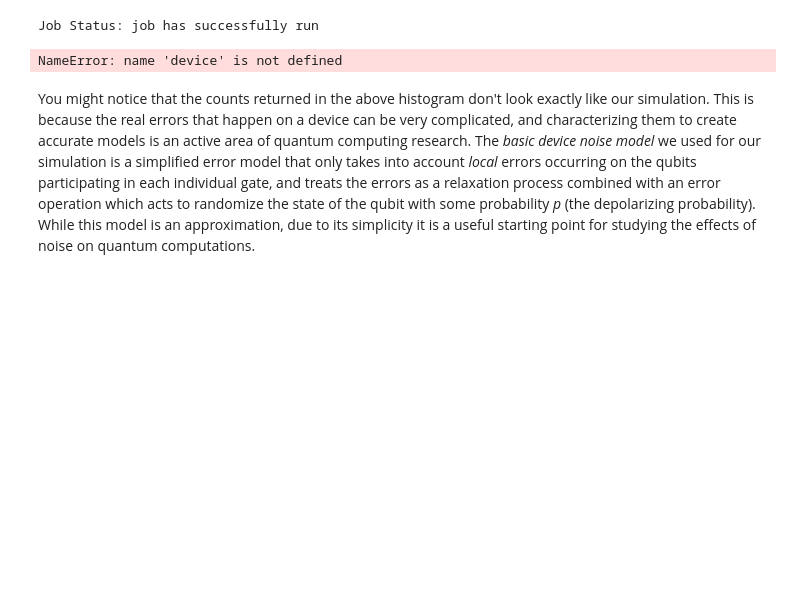
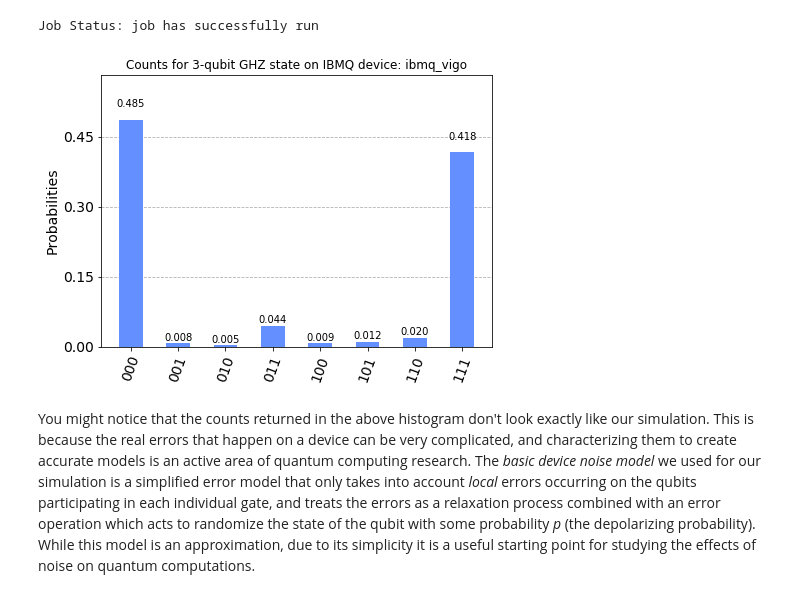
Before and after one commit to Qiskit/qiskit-tutorials, a Jupyter notebook: qiskit/advanced/aer/2_device_noise_simulation.ipynb, the cells around one changed output. Saved outputs shown, nothing was run; the diff lists cells and outputs as text; code cells hidden in the pictures; blank space fills up the shorter version.

Commit message:
Fixup device tut

```diff
--- a/qiskit/advanced/aer/2_device_noise_simulation.ipynb
+++ b/qiskit/advanced/aer/2_device_noise_simulation.ipynb
@@ -158,10 +158,10 @@ Job Status: job has successfully run
 # %%
 # Get results from completed execution
 result_device = job_device.result()
 counts_device = result_device.get_counts(0)
-plot_histogram(counts_device, title='Counts for 3-qubit GHZ state on IBMQ device: {}'.format(device.name()))
+plot_histogram(counts_device, title='Counts for 3-qubit GHZ state on IBMQ device: {}'.format(device_backend.name()))
 # %% [output]
-NameError: name 'device' is not defined
+[figure, added]
 # %% [markdown]
 You might notice that the counts returned in the above histogram don't look exactly like our simulation. This is because the real errors that happen on a device can be very complicated, and characterizing them to create accurate models is an active area of quantum computing research. The *basic device noise model* we used for our simulation is a simplified error model that only takes into account *local* errors occurring on the qubits participating in each individual gate, and treats the errors as a relaxation process combined with an error operation which acts to randomize the state of the qubit with some probability *p* (the depolarizing probability). While this model is an approximation, due to its simplicity it is a useful starting point for studying the effects of noise on quantum computations.
 # %% [markdown]
```
Also changed, not shown: parts of 6 cells of this notebook.
